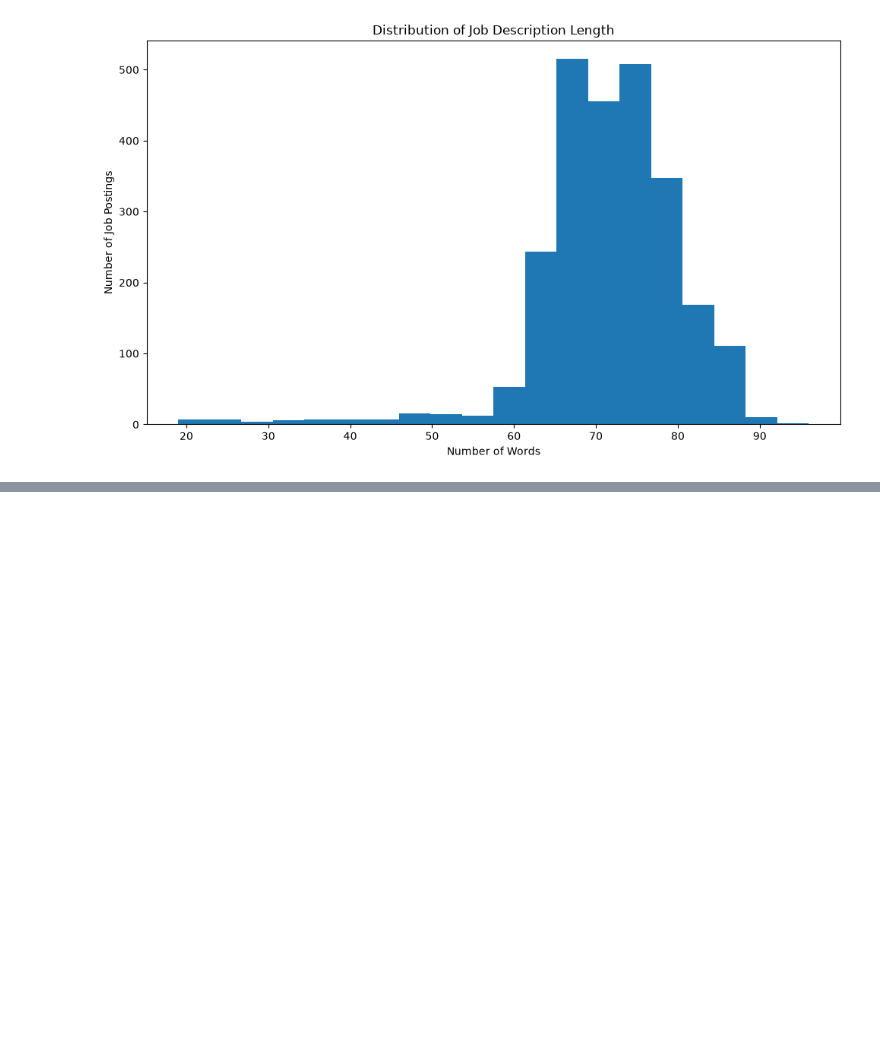
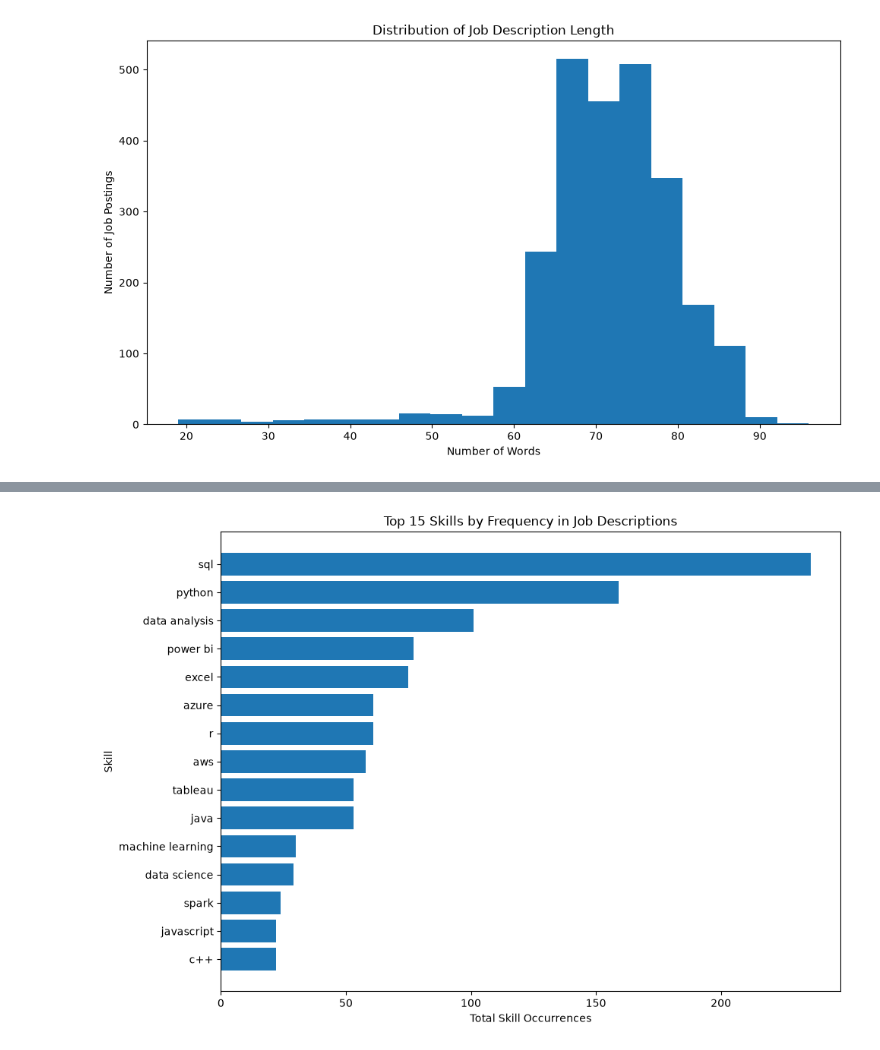
Before and after one commit to anusanth26/Career-Market-Intelligence, a Jupyter notebook: notebooks/1b_text_cleaning_eda.ipynb, the cells around one changed output, grey strips where cells are left out. Saved outputs shown, nothing was run; the diff lists cells and outputs as text; code cells hidden in the pictures; blank space fills up the shorter version.

```diff
--- a/notebooks/1b_text_cleaning_eda.ipynb
+++ b/notebooks/1b_text_cleaning_eda.ipynb
@@ -505,0 +651,19 @@ plt.show()
+# %%
+# Aggregate skill frequencies across all job postings
+
+skill_frequency = Counter()
+
+for skill_dict in skill_counts:
+    for skill, count in skill_dict.items():
+        skill_frequency[skill] += count
+
+skill_frequency_df = pd.DataFrame(
+    skill_frequency.items(),
+    columns=["skill", "frequency"]
+).sort_values(
+    "frequency",
+    ascending=False
+).reset_index(drop=True)
+
+print("Top 15 skills by total frequency:")
+print(skill_frequency_df.head(15))
@@ -505,0 +688,23 @@ plt.show()
+# %%
+# Visualize the top 15 skills by frequency
+
+top_skills = skill_frequency_df.head(15).sort_values(
+    "frequency",
+    ascending=True
+)
+
+plt.figure(figsize=(10, 7))
+
+plt.barh(
+    top_skills["skill"],
+    top_skills["frequency"]
+)
+
+plt.xlabel("Total Skill Occurrences")
+plt.ylabel("Skill")
+plt.title("Top 15 Skills by Frequency in Job Descriptions")
+
+plt.tight_layout()
+plt.show()
+# %% [output]
+[figure, added]
```
Also changed, not shown: parts of 7 cells of this notebook.
